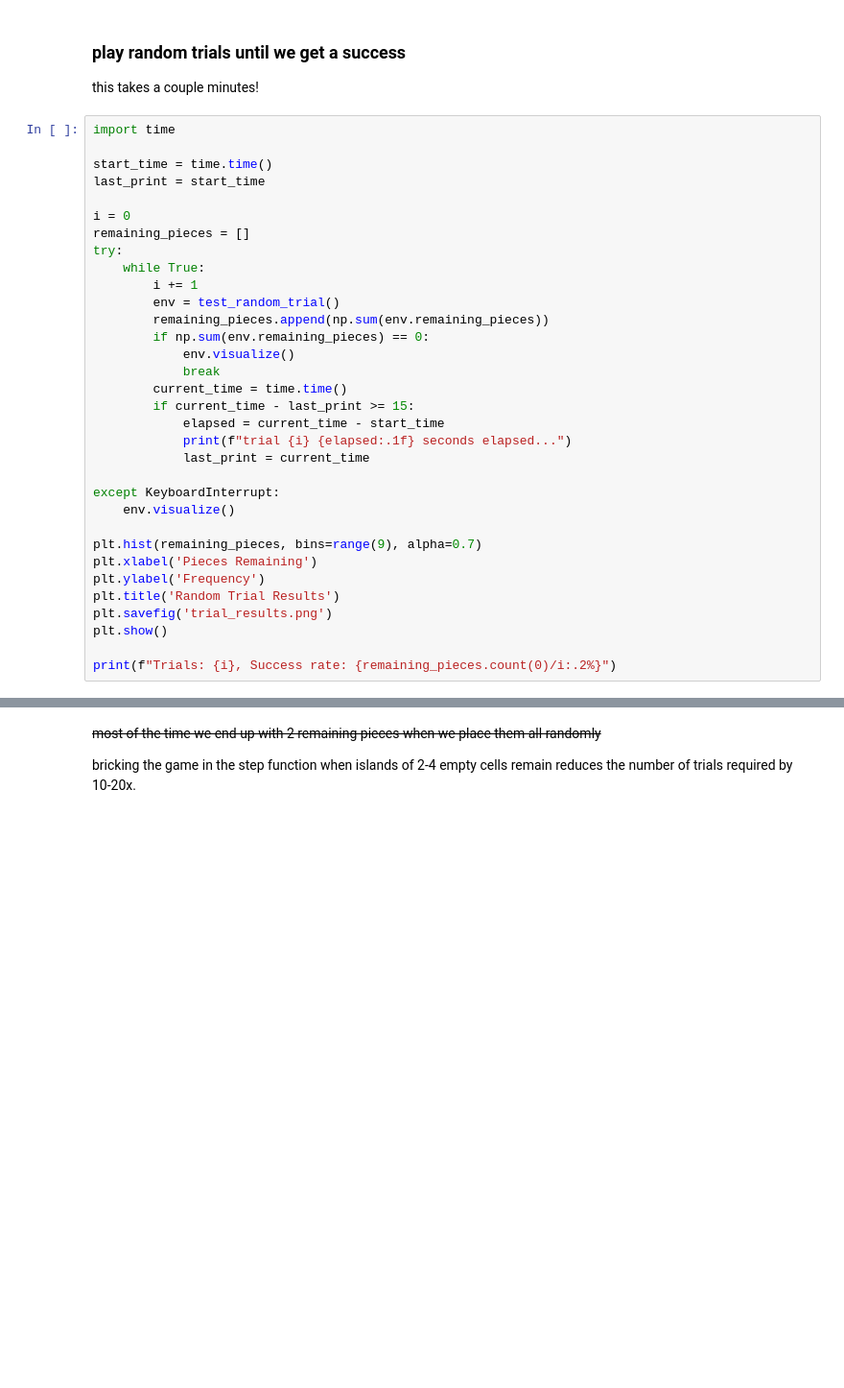
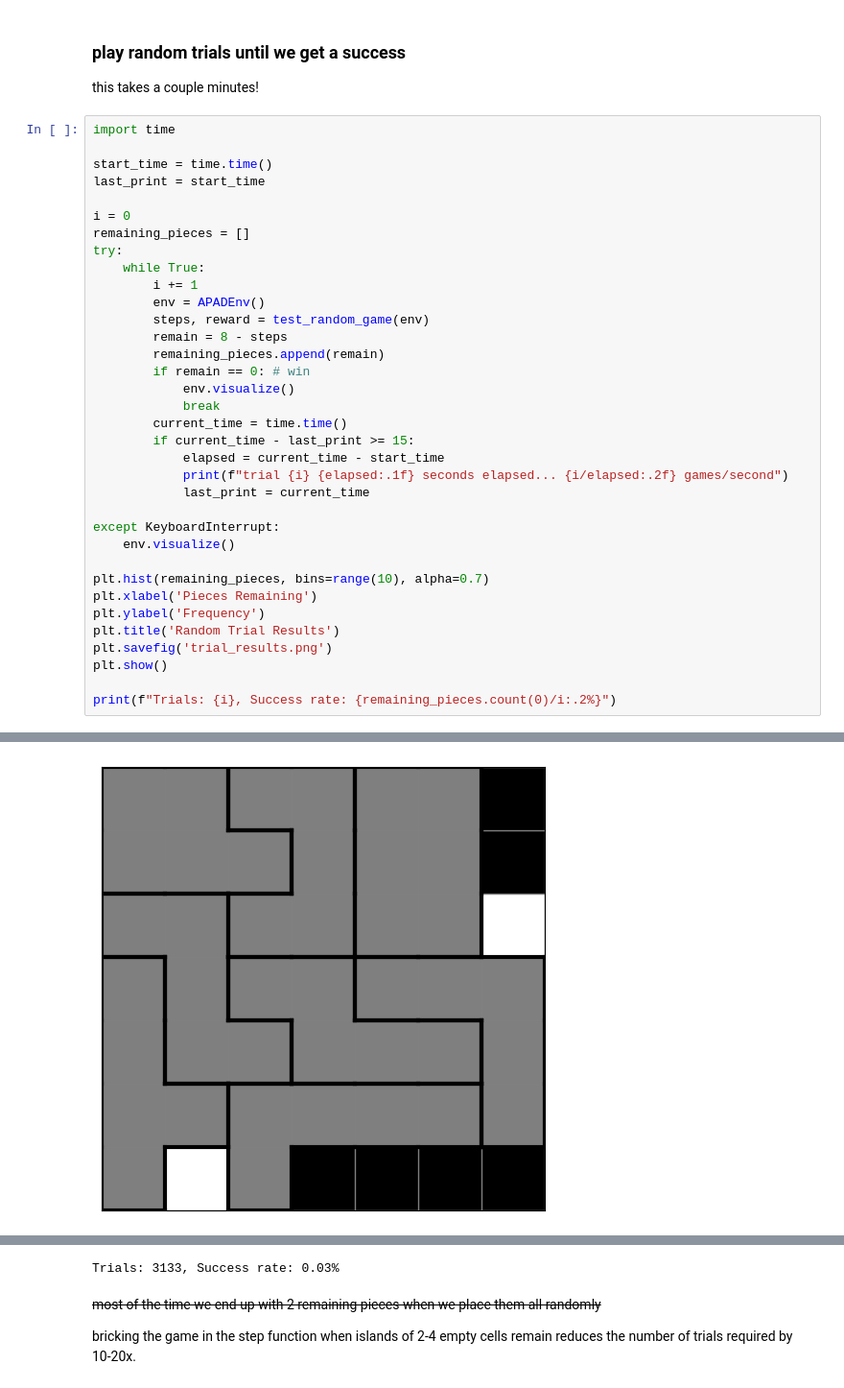
Before and after one commit to bamesserly/apad-puzzle-rl, a Jupyter notebook: apad_env_validation.ipynb, the cells around one changed output, grey strips where cells are left out. Shown: that part at 96% size. Cells and saved outputs as stored; diff of their text form; blank space fills up the shorter version.

```diff
--- a/apad_env_validation.ipynb
+++ b/apad_env_validation.ipynb
@@ -249,21 +245,23 @@ remaining_pieces = []
 try:
     while True:
         i += 1
-        env = test_random_trial()
-        remaining_pieces.append(np.sum(env.remaining_pieces))
-        if np.sum(env.remaining_pieces) == 0:
+        env = APADEnv()
+        steps, reward = test_random_game(env)
+        remain = 8 - steps
+        remaining_pieces.append(remain)
+        if remain == 0: # win
             env.visualize()
             break
         current_time = time.time()
         if current_time - last_print >= 15:
             elapsed = current_time - start_time
-            print(f"trial {i} {elapsed:.1f} seconds elapsed...")
+            print(f"trial {i} {elapsed:.1f} seconds elapsed... {i/elapsed:.2f} games/second")
             last_print = current_time
 
 except KeyboardInterrupt:
     env.visualize()
 
-plt.hist(remaining_pieces, bins=range(9), alpha=0.7)
+plt.hist(remaining_pieces, bins=range(10), alpha=0.7)
 plt.xlabel('Pieces Remaining')
 plt.ylabel('Frequency')
 plt.title('Random Trial Results')
@@ -271,3 +269,4 @@ plt.savefig('trial_results.png')
 plt.show()
 
 print(f"Trials: {i}, Success rate: {remaining_pieces.count(0)/i:.2%}")
+# %% [output]
@@ -273,0 +289 @@ print(f"Trials: {i}, Success rate: {remaining_pieces.count(0)/i:.2%}")
+[figure, added]
@@ -274,3 +291,4 @@ print(f"Trials: {i}, Success rate: {remaining_pieces.count(0)/i:.2%}")
+Trials: 3133, Success rate: 0.03%
 # %% [markdown]
 ~~most of the time we end up with 2 remaining pieces when we place them all randomly~~
 
```
Also changed, not shown: parts of 11 cells of this notebook, 3 other files.
